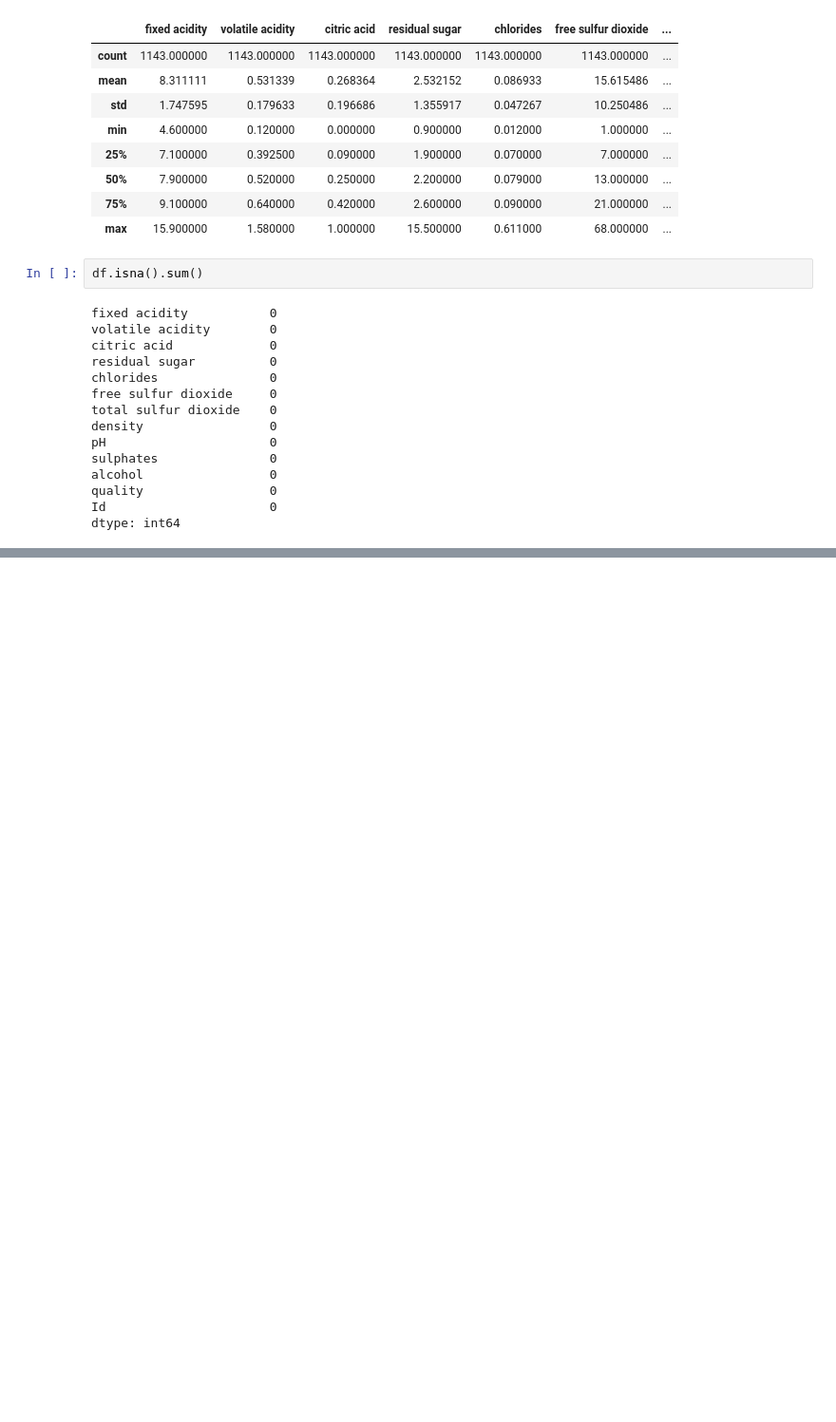
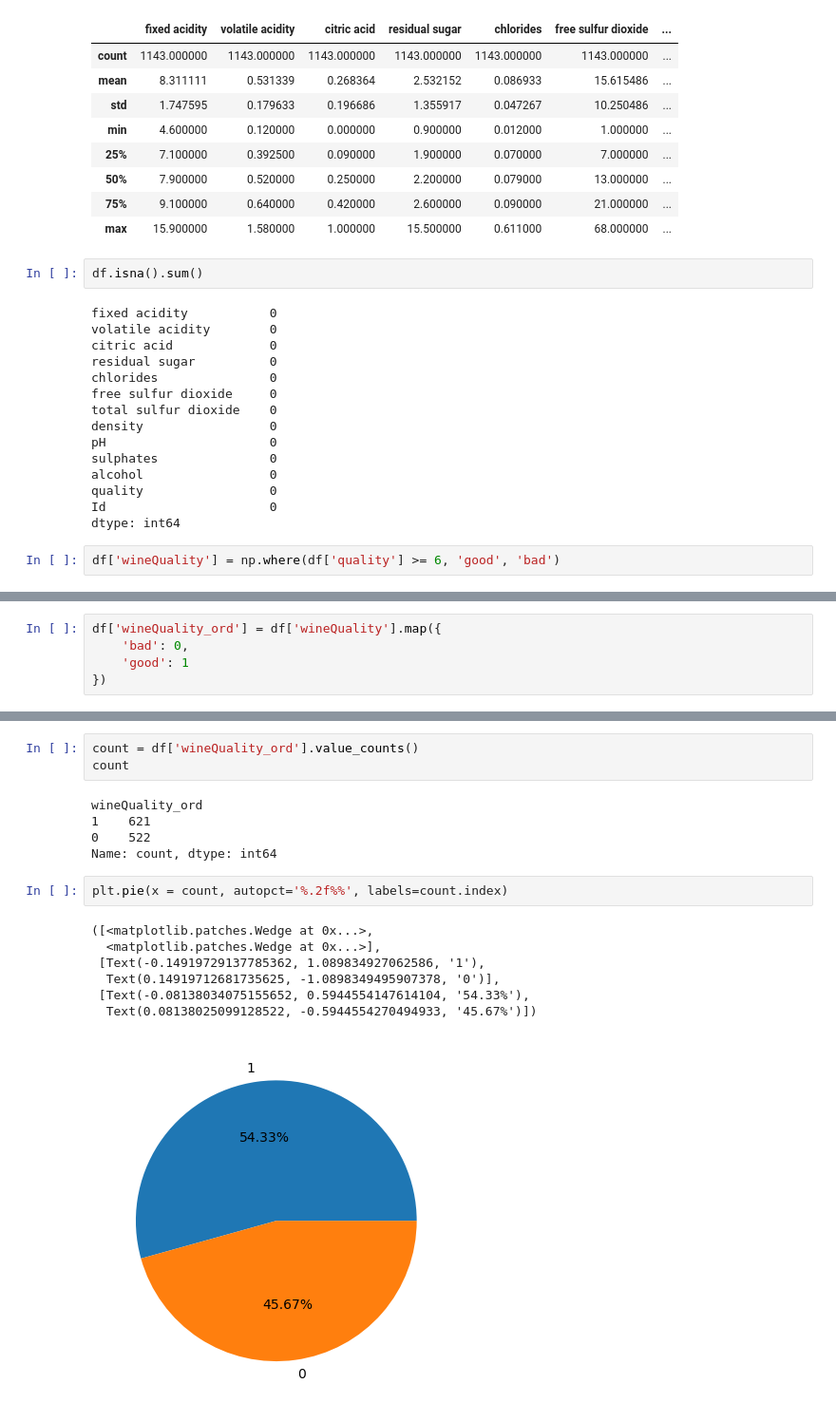
Before and after one commit to virvihuta/wine-classification-analysis, a Jupyter notebook: main.ipynb, the cells around one changed output, grey strips where cells are left out. Shown at 95% size. Drawn from its saved outputs; the diff is of its cells as text; blank space fills up the shorter version.

```diff
--- a/main.ipynb
+++ b/main.ipynb
@@ -76,3 +76,5 @@ alcohol                 0
 quality                 0
 Id                      0
 dtype: int64
+# %%
+df['wineQuality'] = np.where(df['quality'] >= 6, 'good', 'bad')
@@ -78,0 +90,5 @@ dtype: int64
+# %%
+df['wineQuality_ord'] = df['wineQuality'].map({
+    'bad': 0,
+    'good': 1
+})
@@ -78,0 +104,18 @@ dtype: int64
+# %%
+count = df['wineQuality_ord'].value_counts()
+count
+# %% [output]
+wineQuality_ord
+1    621
+0    522
+Name: count, dtype: int64
+# %%
+plt.pie(x = count, autopct='%.2f%%', labels=count.index)
+# %% [output]
+([<matplotlib.patches.Wedge at 0x...>,
+  <matplotlib.patches.Wedge at 0x...>],
+ [Text(-0.14919729137785362, 1.089834927062586, '1'),
+  Text(0.14919712681735625, -1.0898349495907378, '0')],
+ [Text(-0.08138034075155652, 0.5944554147614104, '54.33%'),
+  Text(0.08138025099128522, -0.5944554270494933, '45.67%')])
+[figure, added]
```
Also changed, not shown: parts of 21 cells of this notebook.
